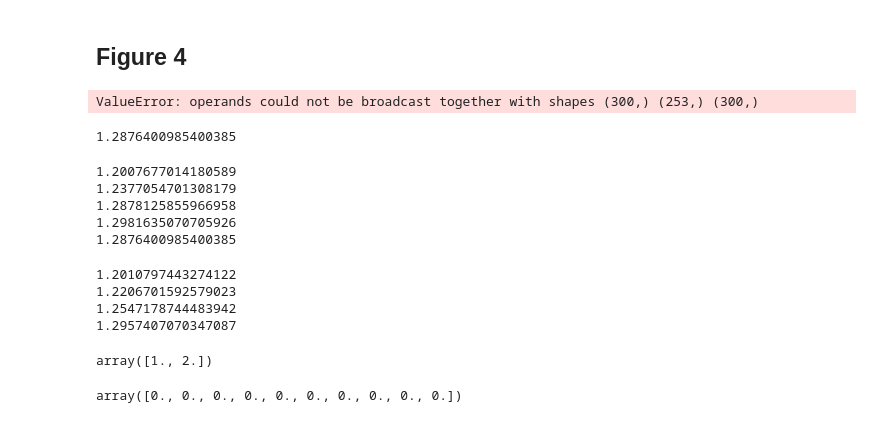
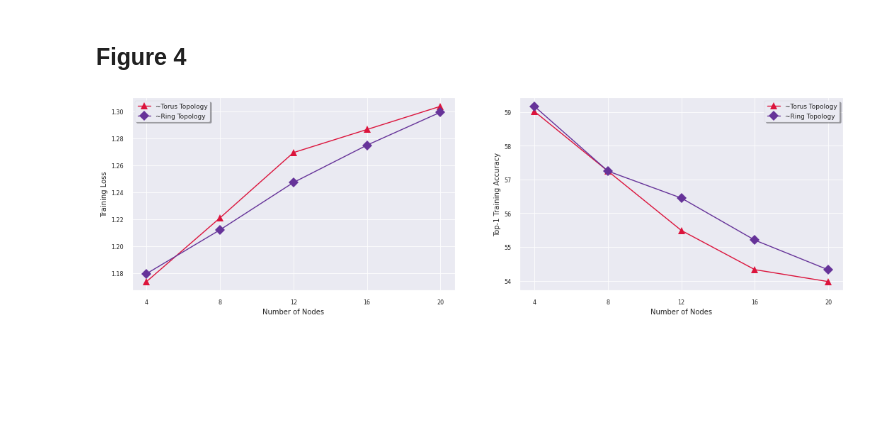
Before and after one commit to arjunarao619/Decent_Opt, a Jupyter notebook: Topology_Experiments.ipynb, the cells around one changed output. Cells and saved outputs as stored; diff of their text form; code cells hidden in the pictures; blank space fills up the shorter version.

```diff
--- a/Topology_Experiments.ipynb
+++ b/Topology_Experiments.ipynb
@@ -145,10 +148,12 @@ def gather_loss2(losses,label,threshold = None, mean = False):
                                     agent_epoch_loss.append(a[i]['loss'])
                                     agent_epoch_acc.append(a[i]['top1'])
             #from IPython import embed;embed()
+            final_agent_epoch_loss.resize(len(agent_epoch_loss))
             final_agent_epoch_loss += np.array(agent_epoch_loss)
-            #final_agent_epoch_loss /= 2.0
+
+            final_agent_epoch_acc.resize(len(agent_epoch_acc))
             final_agent_epoch_acc += np.array(agent_epoch_acc)
-            #final_agent_epoch_acc /=2.0
+
         #from IPython import embed;embed()
         final_agent_epoch_loss /= len(os.listdir(path))-1
         final_agent_epoch_acc /= len(os.listdir(path))-1
@@ -201,20 +186,18 @@ ld2['weird2']['min_loss']
 # %% [markdown]
 ## Figure 4
 # %%
-
-
-n4 = '/home/aarao8/choco_2/ChocoSGD/dl_code/data/checkpoint/cifar10/mlp/test/node_exps/1621895491_lr-0.1_epochs-300_batchsize-128_num_mpi_process_4_topology-torus_comm_info-compress_top_k-0.8__dataset-cifar10_unit-256/'
-n8 = '/home/aarao8/choco_2/ChocoSGD/dl_code/data/checkpoint/cifar10/mlp/test/node_exps/1621898435_lr-0.1_epochs-300_batchsize-128_num_mpi_process_8_topology-torus_comm_info-compress_top_k-0.8__dataset-cifar10_unit-256/'
-n12 = '/home/aarao8/choco_2/ChocoSGD/dl_code/data/checkpoint/cifar10/mlp/test/node_exps/1621901298_lr-0.1_epochs-300_batchsize-128_num_mpi_process_12_topology-torus_comm_info-compress_top_k-0.8__dataset-cifar10_unit-256/'
-n16 = '/home/aarao8/choco_2/ChocoSGD/dl_code/data/checkpoint/cifar10/mlp/test/node_exps/1621904289_lr-0.1_epochs-300_batchsize-128_num_mpi_process_16_topology-torus_comm_info-compress_top_k-0.8__dataset-cifar10_unit-256/'
-n20 = '/home/aarao8/choco_2/ChocoSGD/dl_code/data/checkpoint/cifar10/mlp/test/node_exps/1621906948_lr-0.1_epochs-300_batchsize-128_num_mpi_process_20_topology-torus_comm_info-compress_top_k-0.8__dataset-cifar10_unit-256/'
+n4 = '/home/aarao8/choco_2/ChocoSGD/dl_code/data/checkpoint/cifar10/mlp/test/node_exps/trial1_0p8/1621895491_lr-0.1_epochs-300_batchsize-128_num_mpi_process_4_topology-torus_comm_info-compress_top_k-0.8__dataset-cifar10_unit-256/'
+n8 = '/home/aarao8/choco_2/ChocoSGD/dl_code/data/checkpoint/cifar10/mlp/test/node_exps/trial1_0p8/1621898435_lr-0.1_epochs-300_batchsize-128_num_mpi_process_8_topology-torus_comm_info-compress_top_k-0.8__dataset-cifar10_unit-256/'
+n12 = '/home/aarao8/choco_2/ChocoSGD/dl_code/data/checkpoint/cifar10/mlp/test/node_exps/trial1_0p8/1621901298_lr-0.1_epochs-300_batchsize-128_num_mpi_process_12_topology-torus_comm_info-compress_top_k-0.8__dataset-cifar10_unit-256/'
+n16 = '/home/aarao8/choco_2/ChocoSGD/dl_code/data/checkpoint/cifar10/mlp/test/node_exps/trial1_0p8/1621904289_lr-0.1_epochs-300_batchsize-128_num_mpi_process_16_topology-torus_comm_info-compress_top_k-0.8__dataset-cifar10_unit-256/'
+n20 = '/home/aarao8/choco_2/ChocoSGD/dl_code/data/checkpoint/cifar10/mlp/test/node_exps/trial1_0p8/1621906948_lr-0.1_epochs-300_batchsize-128_num_mpi_process_20_topology-torus_comm_info-compress_top_k-0.8__dataset-cifar10_unit-256/'
 
 #ring
-r4 = '/home/aarao8/choco_2/ChocoSGD/dl_code/data/checkpoint/cifar10/mlp/test/1621842329_lr-0.1_epochs-300_batchsize-128_num_mpi_process_4_topology-ring_comm_info-compress_top_k-0.8__dataset-cifar10_unit-256/'
-r8 = '/home/aarao8/choco_2/ChocoSGD/dl_code/data/checkpoint/cifar10/mlp/test/1621844888_lr-0.1_epochs-300_batchsize-128_num_mpi_process_8_topology-ring_comm_info-compress_top_k-0.8__dataset-cifar10_unit-256/'
-r12 = '/home/aarao8/choco_2/ChocoSGD/dl_code/data/checkpoint/cifar10/mlp/test/1621912769_lr-0.1_epochs-300_batchsize-128_num_mpi_process_12_topology-ring_comm_info-compress_top_k-0.8__dataset-cifar10_unit-256/'
-r16 = '/home/aarao8/choco_2/ChocoSGD/dl_code/data/checkpoint/cifar10/mlp/test/1621918058_lr-0.1_epochs-300_batchsize-128_num_mpi_process_16_topology-ring_comm_info-compress_top_k-0.8__dataset-cifar10_unit-256/'
-r20 = '/home/aarao8/choco_2/ChocoSGD/dl_code/data/checkpoint/cifar10/mlp/test/1621915467_lr-0.1_epochs-300_batchsize-128_num_mpi_process_20_topology-ring_comm_info-compress_top_k-0.8__dataset-cifar10_unit-256/'
+r4 = '/home/aarao8/choco_2/ChocoSGD/dl_code/data/checkpoint/cifar10/mlp/test/node_exps/trial1_0p8/1621842329_lr-0.1_epochs-300_batchsize-128_num_mpi_process_4_topology-ring_comm_info-compress_top_k-0.8__dataset-cifar10_unit-256/'
+r8 = '/home/aarao8/choco_2/ChocoSGD/dl_code/data/checkpoint/cifar10/mlp/test/node_exps/trial1_0p8/1621844888_lr-0.1_epochs-300_batchsize-128_num_mpi_process_8_topology-ring_comm_info-compress_top_k-0.8__dataset-cifar10_unit-256/'
+r12 = '/home/aarao8/choco_2/ChocoSGD/dl_code/data/checkpoint/cifar10/mlp/test/node_exps/trial1_0p8/1621912769_lr-0.1_epochs-300_batchsize-128_num_mpi_process_12_topology-ring_comm_info-compress_top_k-0.8__dataset-cifar10_unit-256/'
+r16 = '/home/aarao8/choco_2/ChocoSGD/dl_code/data/checkpoint/cifar10/mlp/test/node_exps/trial1_0p8/1621918058_lr-0.1_epochs-300_batchsize-128_num_mpi_process_16_topology-ring_comm_info-compress_top_k-0.8__dataset-cifar10_unit-256/'
+r20 = '/home/aarao8/choco_2/ChocoSGD/dl_code/data/checkpoint/cifar10/mlp/test/node_exps/trial1_0p8/1621915467_lr-0.1_epochs-300_batchsize-128_num_mpi_process_20_topology-ring_comm_info-compress_top_k-0.8__dataset-cifar10_unit-256/'
 
 temp = [n4,n8,n12,n16,n20,
        r4,r8,r12,r16,r20]
@@ -227,7 +210,7 @@ loss_dict,acc_dict = gather_loss2(temp,labels,threshold=2.0)
 
 
 
-stopat = len(loss_dict['n20t'])
+stopat = len(loss_dict['n4t']['final_loss'])
 
 min_loss_t = [min(loss_dict['n20t']['final_loss'][:stopat]), min(loss_dict['n16t']['final_loss'][:stopat]), min(loss_dict['n12t']['final_loss'][:stopat]),
            min(loss_dict['n8t']['final_loss'][:stopat]), min(loss_dict['n4t']['final_loss'][:stopat])][::-1]
@@ -250,70 +233,35 @@ min_loss_r = [min(loss_dict['n20r']['final_loss'][:stopat]), min(loss_dict['n16r
 
 max_acc_r = [max(acc_dict['n20r']['final_acc'][:stopat]), max(acc_dict['n16r']['final_acc'][:stopat]),  max(acc_dict['n12r']['final_acc'][:stopat]), max(acc_dict['n8t']['final_acc'][:stopat]),
            max(acc_dict['n4r']['final_acc'][:stopat])][::-1]
 
 final_loss_r = [loss_dict['n20r']['final_loss'][:stopat][-1], loss_dict['n16r']['final_loss'][:stopat][-1], loss_dict['n12r']['final_loss'][:stopat][-1],
            loss_dict['n8r']['final_loss'][:stopat][-1], loss_dict['n4r']['final_loss'][:stopat][-1]][::-1]
 
 
 final_acc_r = [acc_dict['n20r']['final_acc'][:stopat][-1], acc_dict['n16r']['final_acc'][:stopat][-1], acc_dict['n12r']['final_acc'][:stopat][-1], acc_dict['n8r']['final_acc'][:stopat][-1],
            acc_dict['n4r']['final_acc'][:stopat][-1]][::-1]
 
 
 nodes = [4,8,12,16,20]
 nodes2 = [4,8,12,20]
 fig, ax = plt.subplots(1, 2,figsize=(18,5))
-ax[1].plot(nodes, final_acc_t,'-',color='crimson', markevery=True, marker = '^',markersize=10,label = '~Torus Topology')
-ax[1].plot(nodes, final_acc_r,'-',color='rebeccapurple', markevery=True, marker = 'D',markersize=10,label = '~Ring Topology')
+ax[1].plot(nodes, max_acc_t,'-',color='crimson', markevery=True, marker = '^',markersize=10,label = '~Torus Topology')
+ax[1].plot(nodes, max_acc_r,'-',color='rebeccapurple', markevery=True, marker = 'D',markersize=10,label = '~Ring Topology')
 ax[1].set_xticks([4,8,12,16,20])
 
-ax[0].plot(nodes, final_loss_t,'-',color='crimson', markevery=True, marker = '^',markersize=10,label = '~Torus Topology')
-ax[0].plot(nodes2, final_loss_r,'-',color='rebeccapurple', markevery=True, marker = 'D',markersize=10,label = '~Ring Topology')
+ax[0].plot(nodes, min_loss_t,'-',color='crimson', markevery=True, marker = '^',markersize=10,label = '~Torus Topology')
+ax[0].plot(nodes, min_loss_r,'-',color='rebeccapurple', markevery=True, marker = 'D',markersize=10,label = '~Ring Topology')
 ax[0].set_xticks([4,8,12,16,20])
 ax[0].legend(prop={'size': 9},
           ncol=1, fancybox=True, shadow=True)
 ax[1].legend(prop={'size': 9},
           ncol=1, fancybox=True, shadow=True)
 ax[0].set_xlabel('Number of Nodes',fontsize=10)
 ax[1].set_xlabel('Number of Nodes',fontsize=10)
 ax[0].set_ylabel('Training Loss',fontsize=10)
 ax[1].set_ylabel('Top-1 Training Accuracy',fontsize=10)
 plt.show()
 
 #TODO PADDING WITH ZEROS DOESN'T WORK. MAYBE FIGURE OUT HOW MANY EPOCHS TRAINED IN ADVANCE?
 # %% [output]
-ValueError: operands could not be broadcast together with shapes (300,) (253,) (300,)
+[figure, added]
-# %%
-min(loss_dict['n20t'] )
-# %% [output]
-1.2876400985400385
-# %%
-print(min(loss_dict['n4t'][:stopat]))
-print(min(loss_dict['n8t'][:stopat]))
-print(min(loss_dict['n12t'][:stopat]))
-print(min(loss_dict['n16t'][:stopat]))
-print(min(loss_dict['n20t'][:stopat]))
-# %% [output]
-1.2007677014180589
-1.2377054701308179
-1.2878125855966958
-1.2981635070705926
-1.2876400985400385
-# %%
-print(min(loss_dict['n4r'][:stopat]))
-print(min(loss_dict['n8r'][:stopat]))
-print(min(loss_dict['n12r'][:stopat]))
-# print(min(loss_dict['n16r'][:stopat]))
-print(min(loss_dict['n20r'][:stopat]))
-# %% [output]
-1.2010797443274122
-1.2206701592579023
-1.2547178744483942
-1.2957407070347087
-# %%
-np.array([2,4])/2.0
-# %% [output]
-array([1., 2.])
-# %%
-np.zeros(10)
-# %% [output]
-array([0., 0., 0., 0., 0., 0., 0., 0., 0., 0.])
```
Also changed, not shown: parts of 8 cells of this notebook, 4 other files.
